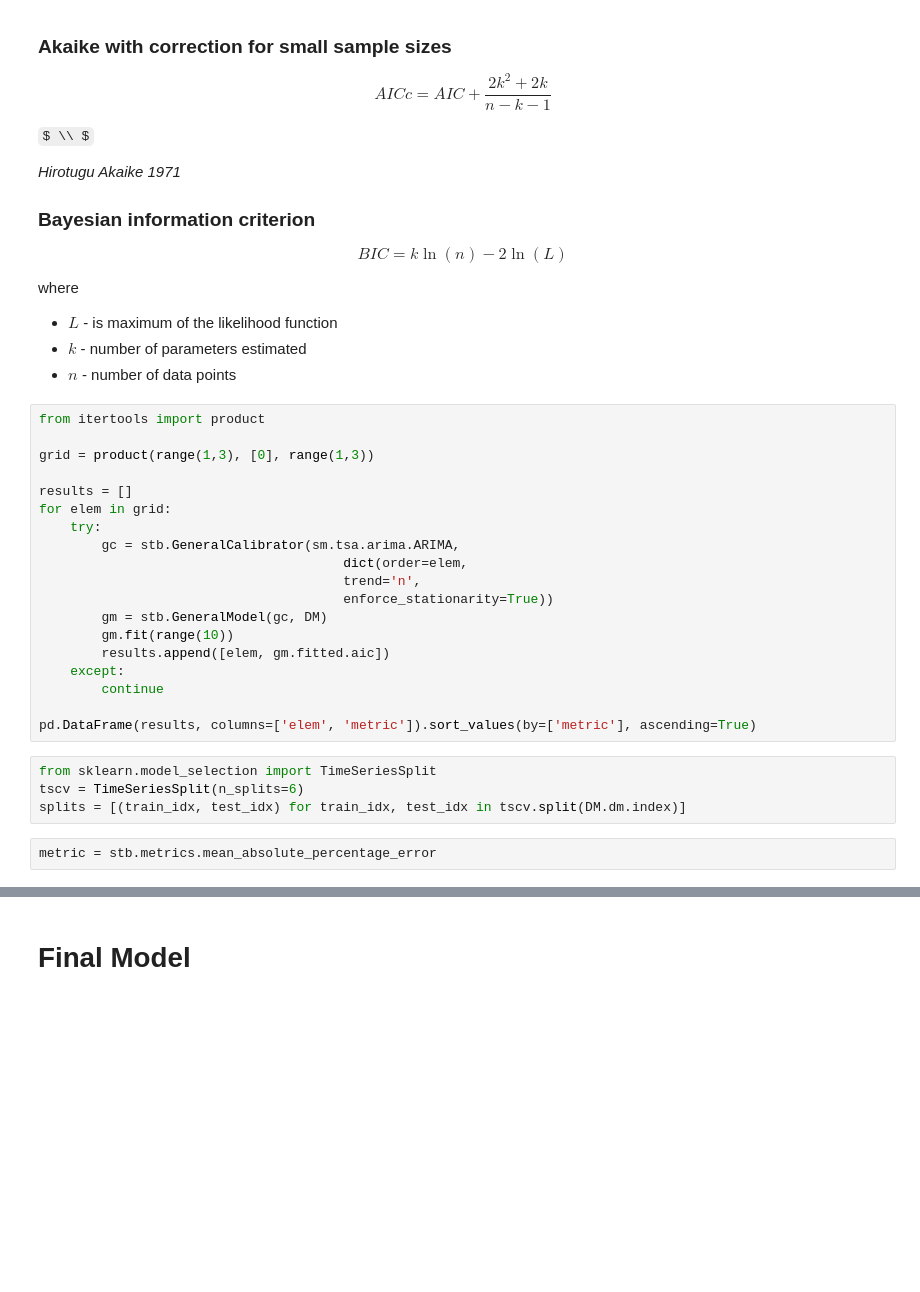
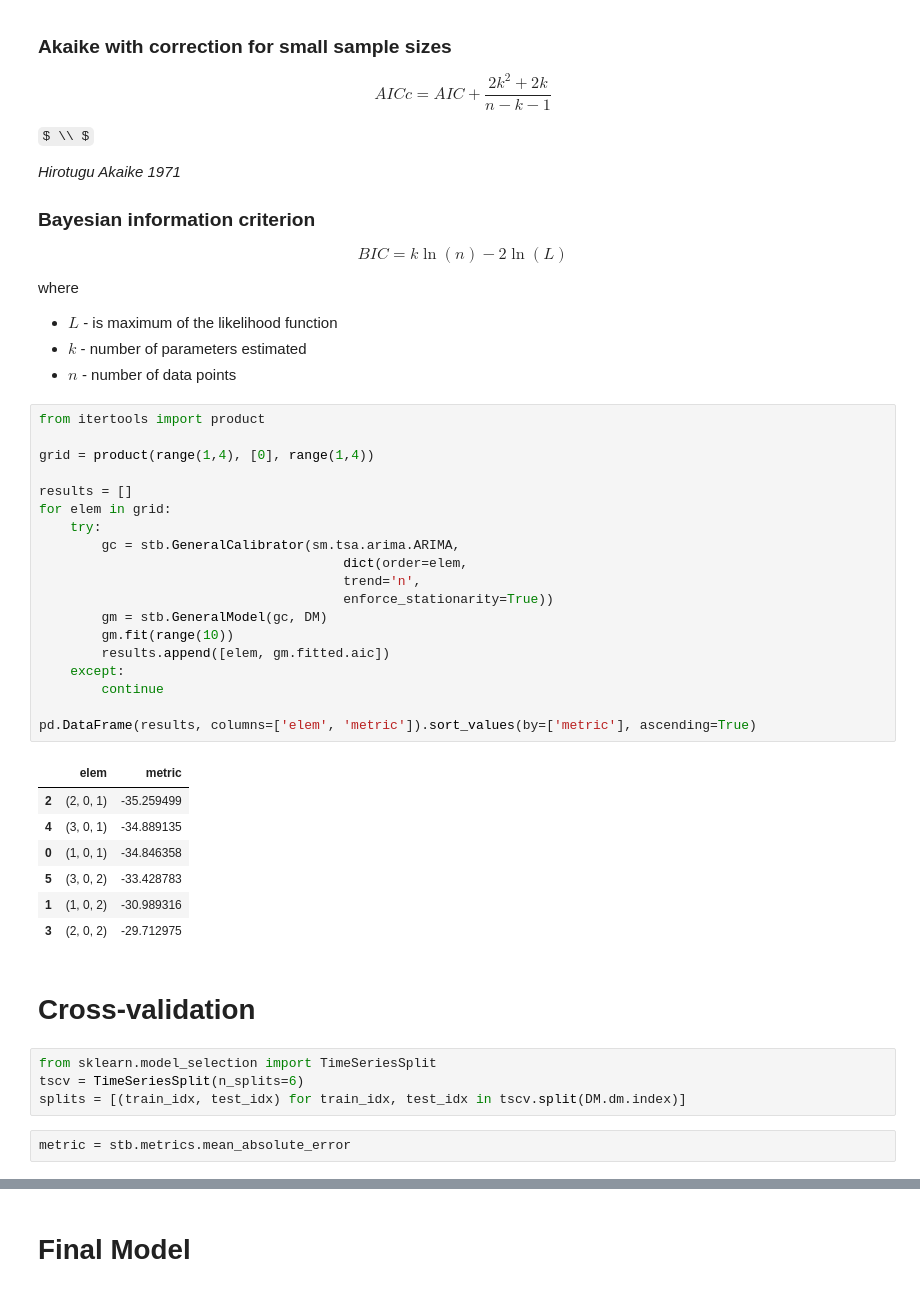
Before and after one commit to a4shubert/statslib, a Jupyter notebook: jupyter/ARIMAX.ipynb, the cells around one changed output, grey strips where cells are left out. Cells and saved outputs as stored; diff of their text form; some formulas as TeX source; blank space fills up the shorter version.

```diff
--- a/jupyter/ARIMAX.ipynb
+++ b/jupyter/ARIMAX.ipynb
@@ -83,28 +117,38 @@ where
 # %%
 from itertools import product
 
-grid = product(range(1,3), [0], range(1,3))
+grid = product(range(1,4), [0], range(1,4))
 
 results = []
 for elem in grid:
     try:
         gc = stb.GeneralCalibrator(sm.tsa.arima.ARIMA,
                                        dict(order=elem,
                                        trend='n',
                                        enforce_stationarity=True))
         gm = stb.GeneralModel(gc, DM)
         gm.fit(range(10))
         results.append([elem, gm.fitted.aic])
     except:
         continue
 
 pd.DataFrame(results, columns=['elem', 'metric']).sort_values(by=['metric'], ascending=True)
+# %% [output]
+|  | elem | metric |
+| 2 | (2, 0, 1) | -35.259499 |
+| 4 | (3, 0, 1) | -34.889135 |
+| 0 | (1, 0, 1) | -34.846358 |
+| 5 | (3, 0, 2) | -33.428783 |
+| 1 | (1, 0, 2) | -30.989316 |
+| 3 | (2, 0, 2) | -29.712975 |
+# %% [markdown]
+# Cross-validation
 # %%
 from sklearn.model_selection import TimeSeriesSplit
 tscv = TimeSeriesSplit(n_splits=6)
 splits = [(train_idx, test_idx) for train_idx, test_idx in tscv.split(DM.dm.index)]
 # %%
-metric = stb.metrics.mean_absolute_percentage_error
+metric = stb.metrics.mean_absolute_error
 # %%
 gc = stb.GeneralCalibrator(sm.tsa.arima.ARIMA,
                                dict(order=(2,0,1),
```
Also changed, not shown: parts of 14 cells of this notebook, 4 other files.
